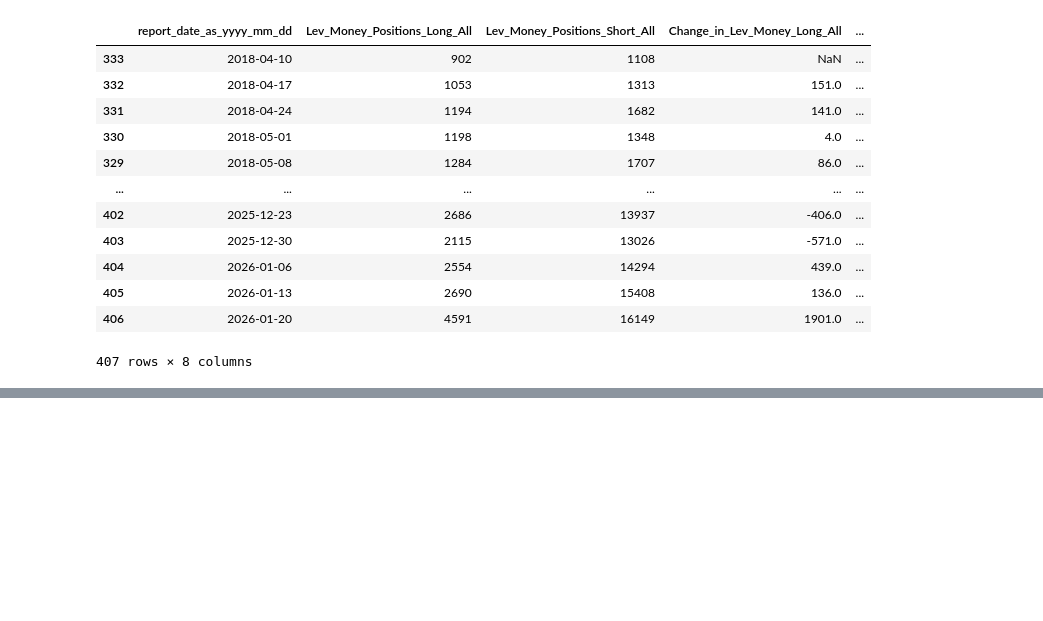
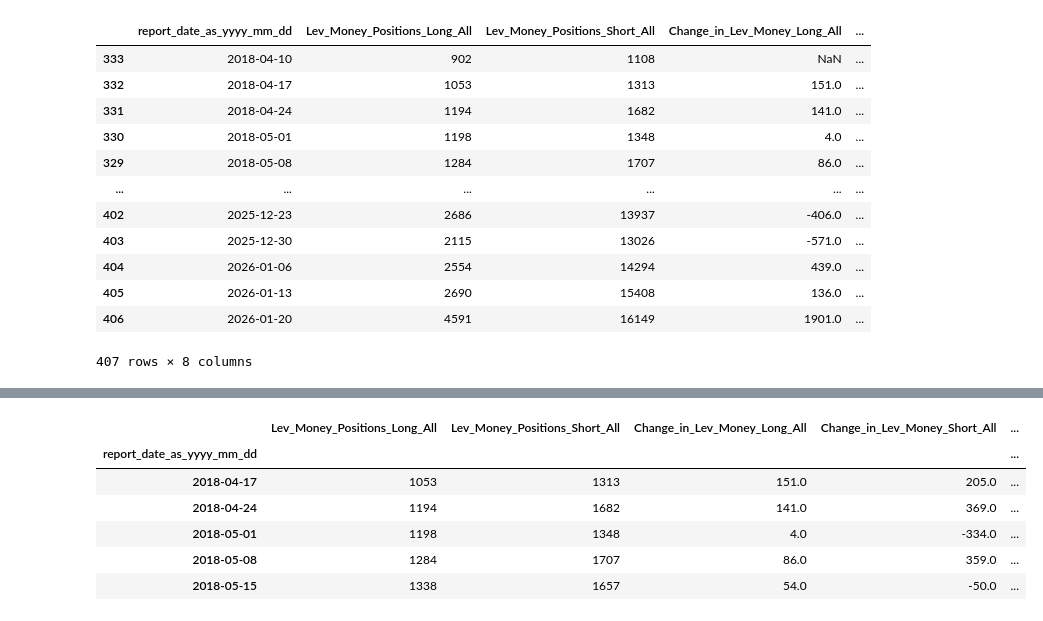
Before and after one commit to MMQuants/COT_report, a Jupyter notebook: COT.ipynb, the cells around one changed output, grey strips where cells are left out. Saved outputs shown, nothing was run; the diff lists cells and outputs as text; code cells hidden in the pictures; blank space fills up the shorter version.

Commit message:
btc data prep

```diff
--- a/COT.ipynb
+++ b/COT.ipynb
@@ -102,0 +149,5 @@ cotData
+# %%
+cotData['Bitcoin'] = btc_sorted['Price'].reset_index(drop=True)
+
+
+cotData.head()
@@ -102,0 +161,3 @@ cotData
+# %%
+cotData = cotData.dropna(axis=0)
+cotData.head()
@@ -102,0 +171,11 @@ cotData
+# %%
+cotData.set_index('report_date_as_yyyy_mm_dd', inplace=True)
+cotData.head()
+# %% [output]
+|  | Lev_Money_Positions_Long_All | Lev_Money_Positions_Short_All | Change_in_Lev_Money_Long_All | Change_in_Lev_Money_Short_All | ... |
+| report_date_as_yyyy_mm_dd |  |  |  |  | ... |
+| 2018-04-17 | 1053 | 1313 | 151.0 | 205.0 | ... |
+| 2018-04-24 | 1194 | 1682 | 141.0 | 369.0 | ... |
+| 2018-05-01 | 1198 | 1348 | 4.0 | -334.0 | ... |
+| 2018-05-08 | 1284 | 1707 | 86.0 | 359.0 | ... |
+| 2018-05-15 | 1338 | 1657 | 54.0 | -50.0 | ... |
```
Also changed, not shown: parts of 7 cells of this notebook.
